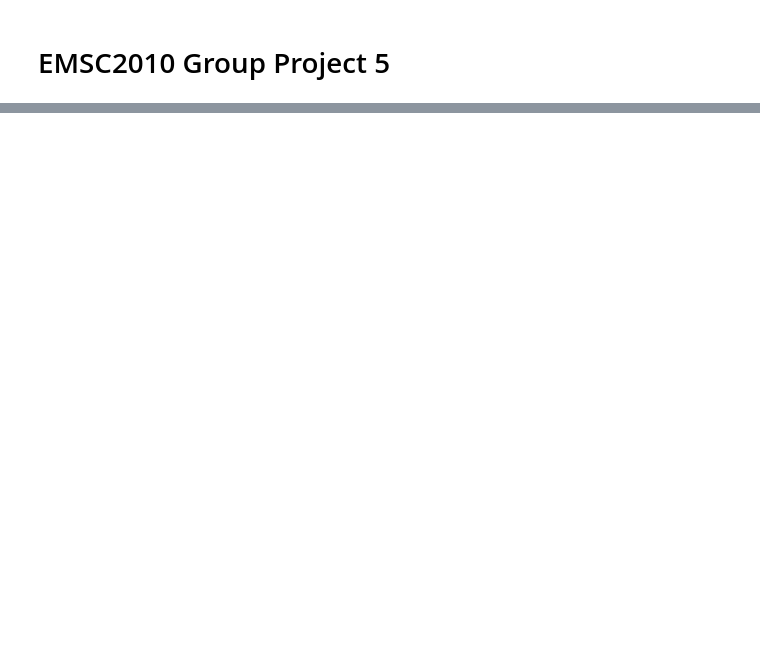
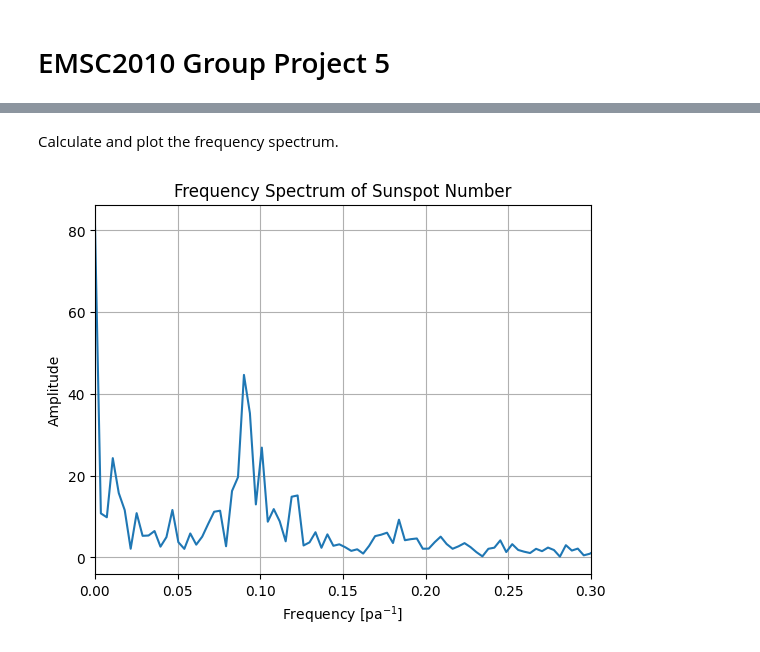
Before and after one commit to Elpog1/EMSC2010-Seismic-Babes-Project-5, a Jupyter notebook: EMSC2010_Group_Project_5.ipynb, the cells around one changed output, grey strips where cells are left out. Cells and saved outputs as stored; diff of their text form; code cells hidden in the pictures; blank space fills up the shorter version.

```diff
--- a/EMSC2010_Group_Project_5.ipynb
+++ b/EMSC2010_Group_Project_5.ipynb
@@ -46,0 +192,13 @@ Repeat text as required.
+# %% [markdown]
+Calculate and plot the frequency spectrum.
+# %%
+freqs, amplitude = freq_spectrum(year, sunspot_num)
+plt.plot(freqs, amplitude)
+plt.xlabel('Frequency [pa$^{-1}$]')
+plt.ylabel('Amplitude')
+plt.xlim([0,0.3])
+plt.title('Frequency Spectrum of Sunspot Number')
+plt.grid(True)
+plt.show()
+# %% [output]
+[figure, added]
```
Also changed, not shown: parts of 35 cells of this notebook.
